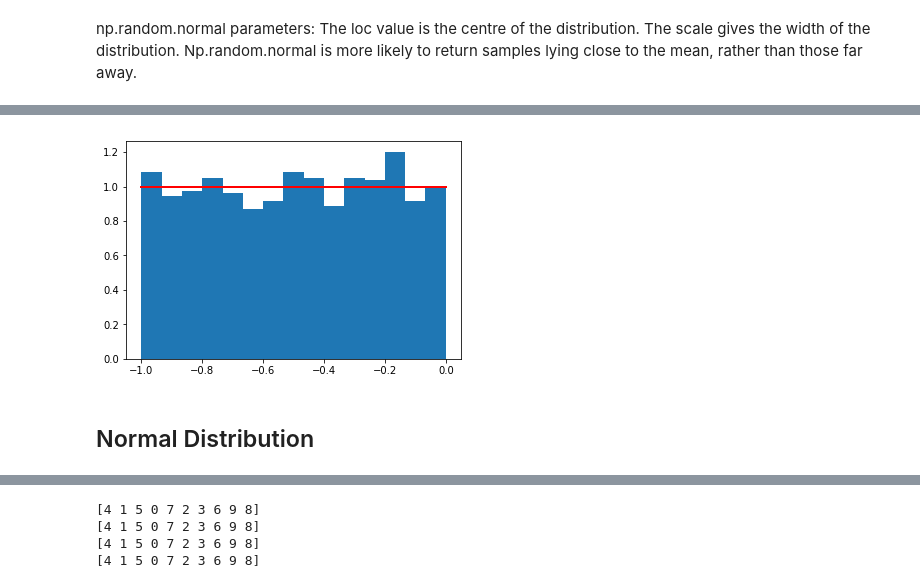
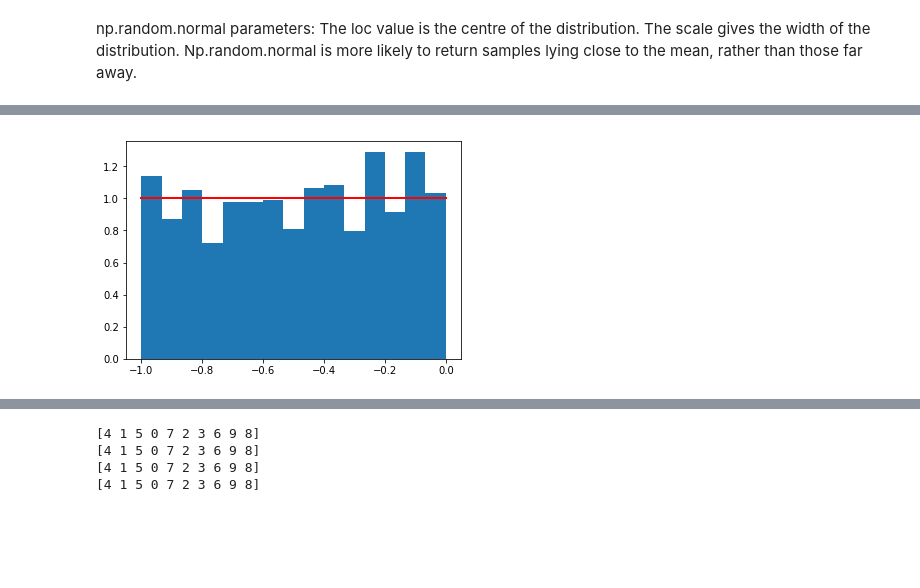
Before and after one commit to eamonnofarrell/NumpyRandom, a Jupyter notebook: NumpyRandom.ipynb, the cells around one changed output, grey strips where cells are left out. Cells and saved outputs as stored; diff of their text form; code cells hidden in the pictures; blank space fills up the shorter version.

```diff
--- a/NumpyRandom.ipynb
+++ b/NumpyRandom.ipynb
@@ -96,19 +280,15 @@ np.random.normal parameters: The loc value is the centre of the distribution. Th
 # %%
-#Draw samples from the distribution:
+s = np.random.uniform(-1,0,1000) #All values are within the given interval:
 
-s = np.random.uniform(-1,0,1000)
-#All values are within the given interval:
 np.all(s >= -1)
-
+True
 np.all(s < 0)
-
-#Display the histogram of the samples, along with the probability density function:
+True
+# Display the histogram of the samples, along with the probability density function:
 
 import matplotlib.pyplot as plt
 count, bins, ignored = plt.hist(s, 15, density=True)
 plt.plot(bins, np.ones_like(bins), linewidth=2, color='r')
 plt.show()
 # %% [output]
-[figure, old version]
+[figure, new version]
-# %% [markdown]
-## Normal Distribution
```
Also changed, not shown: parts of 58 cells of this notebook.
